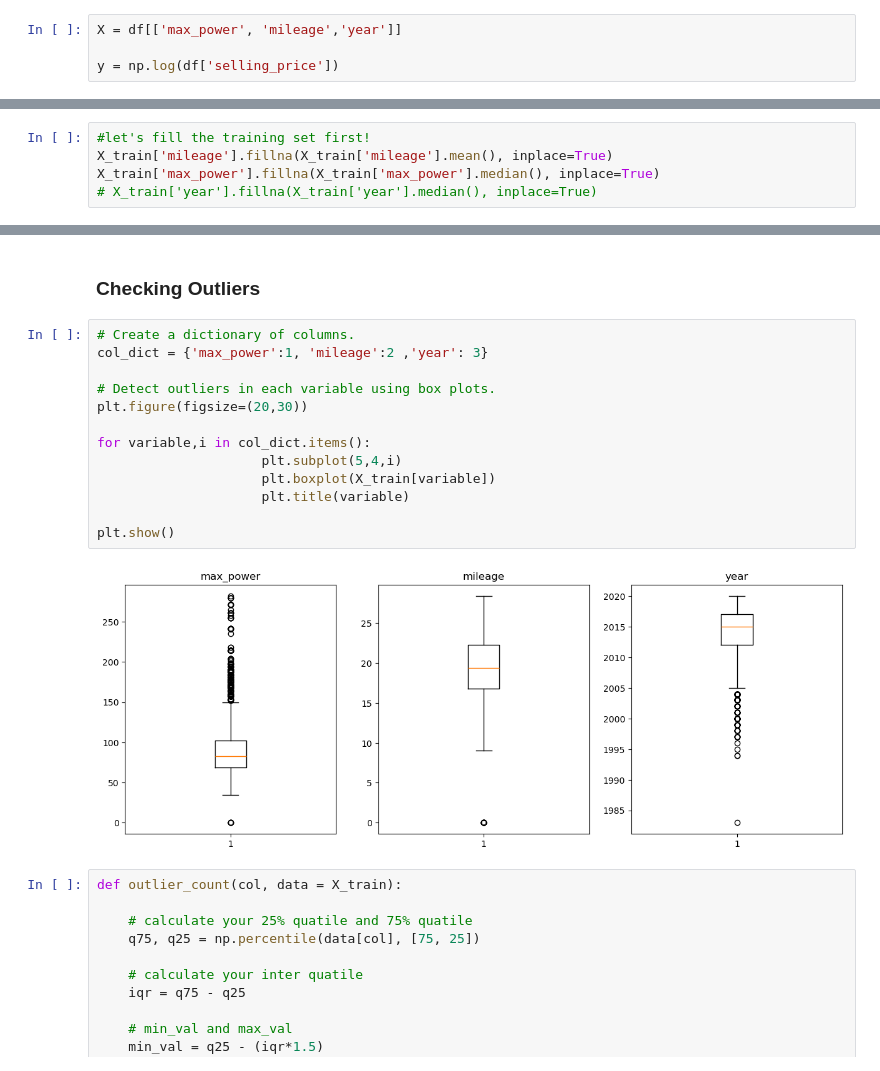
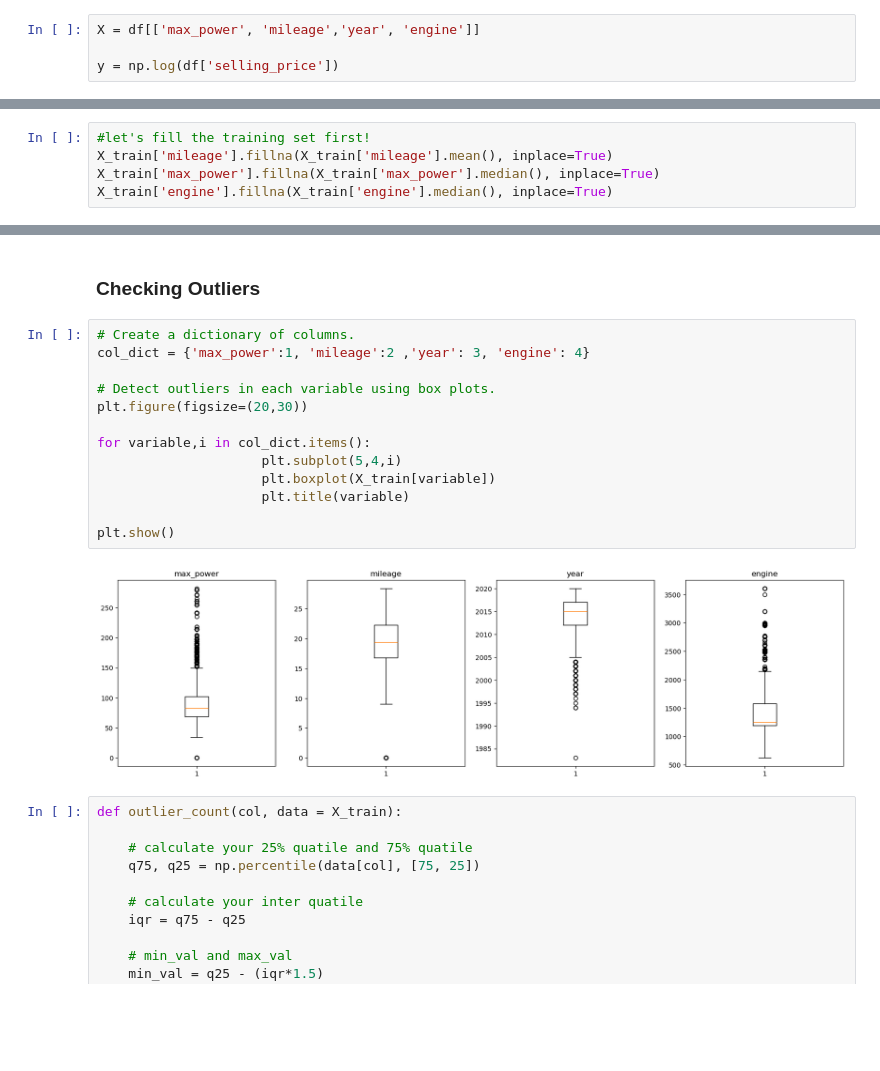
Before and after one commit to KaungHtetCho-22/ML-Assignments, a Jupyter notebook: A2_KaungHtetCho/notebooks/A2_Predicting_Car_Price_Old.ipynb, the cells around one changed output, grey strips where cells are left out. Cells and saved outputs as stored; diff of their text form; blank space fills up the shorter version.

Commit message:
add engine feature

```diff
--- a/A2_KaungHtetCho/notebooks/A2_Predicting_Car_Price_Old.ipynb
+++ b/A2_KaungHtetCho/notebooks/A2_Predicting_Car_Price_Old.ipynb
@@ -512,7 +512,7 @@ Gonna skip for this assignment.
 # %% [markdown]
 The features selected are 'max_power', 'mileage', and 'year' according to the instructions on the question
 # %%
-X = df[['max_power', 'mileage','year']]
+X = df[['max_power', 'mileage','year', 'engine']]
 
 y = np.log(df['selling_price'])
 # %%
@@ -608,7 +617,7 @@ max_power_default = 82.4
 #let's fill the training set first!
 X_train['mileage'].fillna(X_train['mileage'].mean(), inplace=True)
 X_train['max_power'].fillna(X_train['max_power'].median(), inplace=True)
-# X_train['year'].fillna(X_train['year'].median(), inplace=True)
+X_train['engine'].fillna(X_train['engine'].median(), inplace=True)
 # %%
 #let's fill the testing set with the training distribution first!
 X_test['mileage'].fillna(X_train['mileage'].mean(), inplace=True)
@@ -637,19 +648,19 @@ y_train.isna().sum(), y_test.isna().sum()
 ### Checking Outliers
 # %%
 # Create a dictionary of columns.
-col_dict = {'max_power':1, 'mileage':2 ,'year': 3}
+col_dict = {'max_power':1, 'mileage':2 ,'year': 3, 'engine': 4}
 
 # Detect outliers in each variable using box plots.
 plt.figure(figsize=(20,30))
 
 for variable,i in col_dict.items():
                      plt.subplot(5,4,i)
                      plt.boxplot(X_train[variable])
                      plt.title(variable)
 
 plt.show()
 # %% [output]
-[figure, old version]
+[figure, new version]
 # %%
 def outlier_count(col, data = X_train):
 
```
Also changed, not shown: parts of 26 cells of this notebook, 8 other files.
